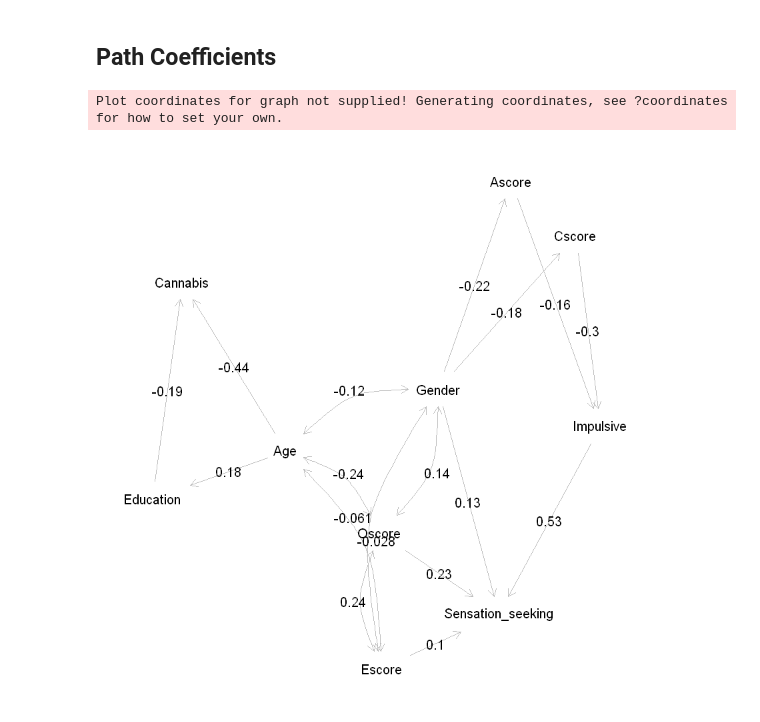
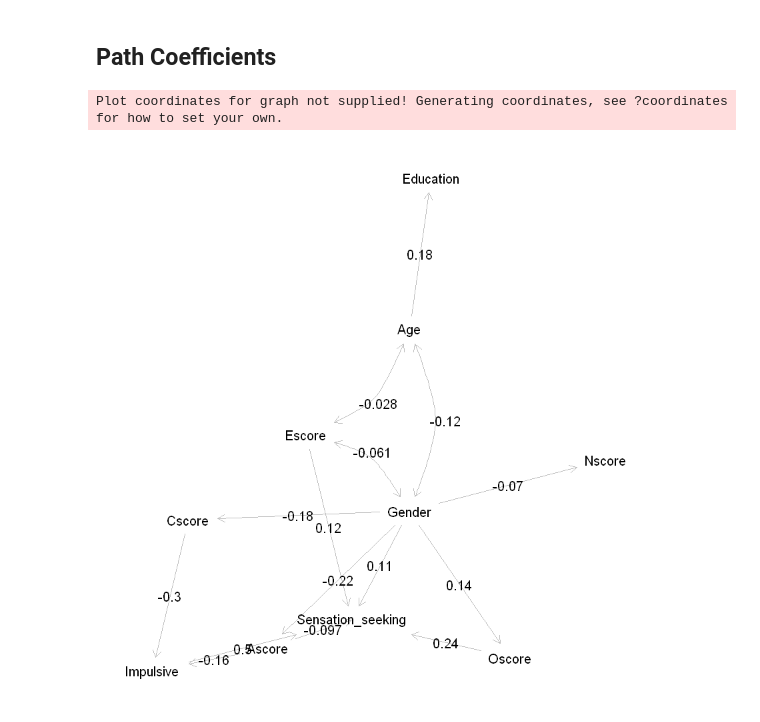
Before and after one commit to LiMeijdam/BayesianNetworkDrugsUsageA2, a Jupyter notebook: PC_Algorithm.ipynb, the cells around one changed output. Saved outputs shown, nothing was run; the diff lists cells and outputs as text; code cells hidden in the pictures.

```diff
--- a/PC_Algorithm.ipynb
+++ b/PC_Algorithm.ipynb
@@ -452,15 +325,15 @@ score(fit_a1_blacklist_msx3, df)
 ## Path Coefficients
 # %%
 # This dagitty formatted string is obtained through a seperate Python parser (see the readme)
-string_alpha0.1_and_0.05 = "dag { Age Gender Nscore Escore Oscore Caffeine Meth Education Ascore Cscore Impulsive Cannabis Sensation_seeking Age -> Education Gender -> Ascore Gender -> Cscore Ascore -> Impulsive Cscore -> Impulsive Age -> Cannabis Education -> Cannabis Gender -> Sensation_seeking Escore -> Sensation_seeking Oscore -> Sensation_seeking Impulsive -> Sensation_seeking }"
-g1 = dagitty(string_alpha0.1_and_0.05)
+finetuned_network = "dag { Age Gender Escore Caffeine Cannabis Meth Education Nscore Oscore Ascore Cscore Impulsive Sensation_seeking Age -> Education Gender -> Nscore Gender -> Oscore Gender -> Ascore Gender -> Cscore Ascore -> Impulsive Cscore -> Impulsive Gender -> Sensation_seeking Escore -> Sensation_seeking Oscore -> Sensation_seeking Ascore -> Sensation_seeking Impulsive -> Sensation_seeking }"
+g1 = dagitty(finetuned_network)
 
 # Create correlation matrix using lavaan to calculate the path coefficients
 M <- lavCor(df)
 model1 <- toString(g1,"lavaan")
 msem <- lavaan(model1, sample.cov=M, sample.nobs=nrow(df),estimator="ML", auto.var=TRUE, fixed.x = FALSE)
 fg <- lavaanToGraph(msem, digits = 2)
 plot(fg, show.coefficients = TRUE)
 # %% [output]
 Plot coordinates for graph not supplied! Generating coordinates, see ?coordinates for how to set your own.
-[figure, old version]
+[figure, new version]
```
Also changed, not shown: parts of 15 cells of this notebook, 1 other file.
